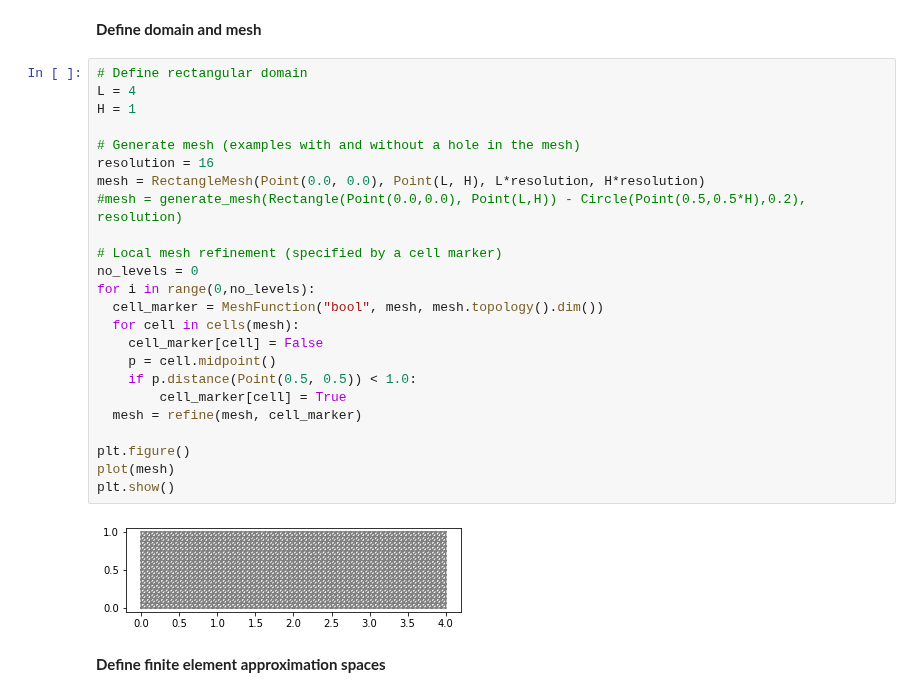
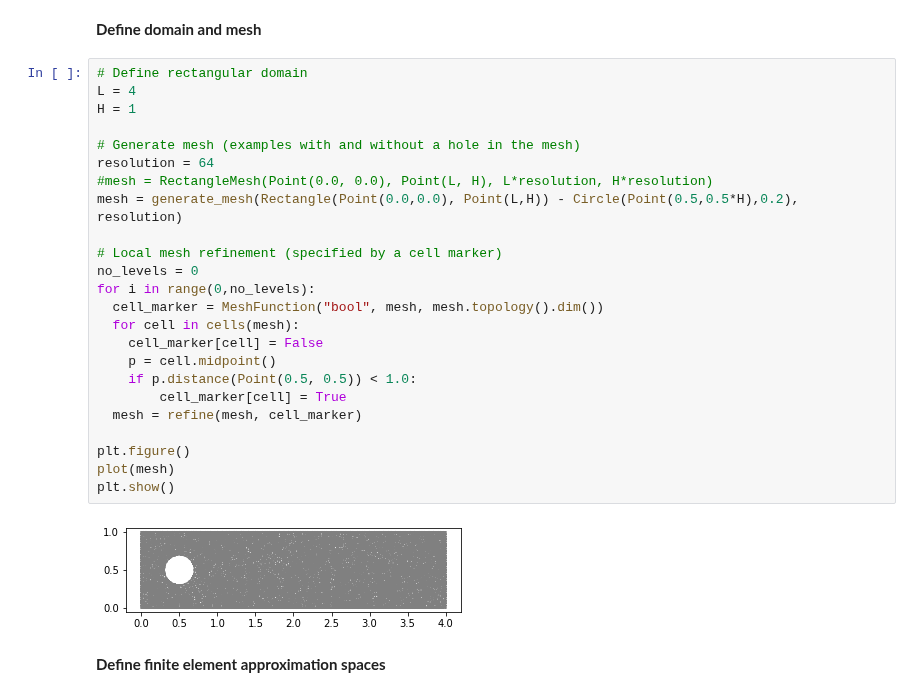
Before and after one commit to johanhoffman/DD2365-VT20, a Jupyter notebook: template-report-Stokes-AMR.ipynb, the cells around one changed output. Saved outputs shown, nothing was run; the diff lists cells and outputs as text.

```diff
--- a/template-report-Stokes-AMR.ipynb
+++ b/template-report-Stokes-AMR.ipynb
@@ -73,29 +87,29 @@ To implement the boundary conditions we use a penalty formulation, with a penalt
 # %%
 # Define rectangular domain
 L = 4
 H = 1
 
 # Generate mesh (examples with and without a hole in the mesh)
-resolution = 16
-mesh = RectangleMesh(Point(0.0, 0.0), Point(L, H), L*resolution, H*resolution)
-#mesh = generate_mesh(Rectangle(Point(0.0,0.0), Point(L,H)) - Circle(Point(0.5,0.5*H),0.2), resolution)
+resolution = 64
+#mesh = RectangleMesh(Point(0.0, 0.0), Point(L, H), L*resolution, H*resolution)
+mesh = generate_mesh(Rectangle(Point(0.0,0.0), Point(L,H)) - Circle(Point(0.5,0.5*H),0.2), resolution)
 
 # Local mesh refinement (specified by a cell marker)
 no_levels = 0
 for i in range(0,no_levels):
   cell_marker = MeshFunction("bool", mesh, mesh.topology().dim())
   for cell in cells(mesh):
     cell_marker[cell] = False
     p = cell.midpoint()
     if p.distance(Point(0.5, 0.5)) < 1.0:
         cell_marker[cell] = True
   mesh = refine(mesh, cell_marker)
 
 plt.figure()
 plot(mesh)
 plt.show()
 # %% [output]
-[figure, old version]
+[figure, new version]
 # %% [markdown]
 **Define finite element approximation spaces**
 # %%
```
Also changed, not shown: parts of 4 cells of this notebook.
